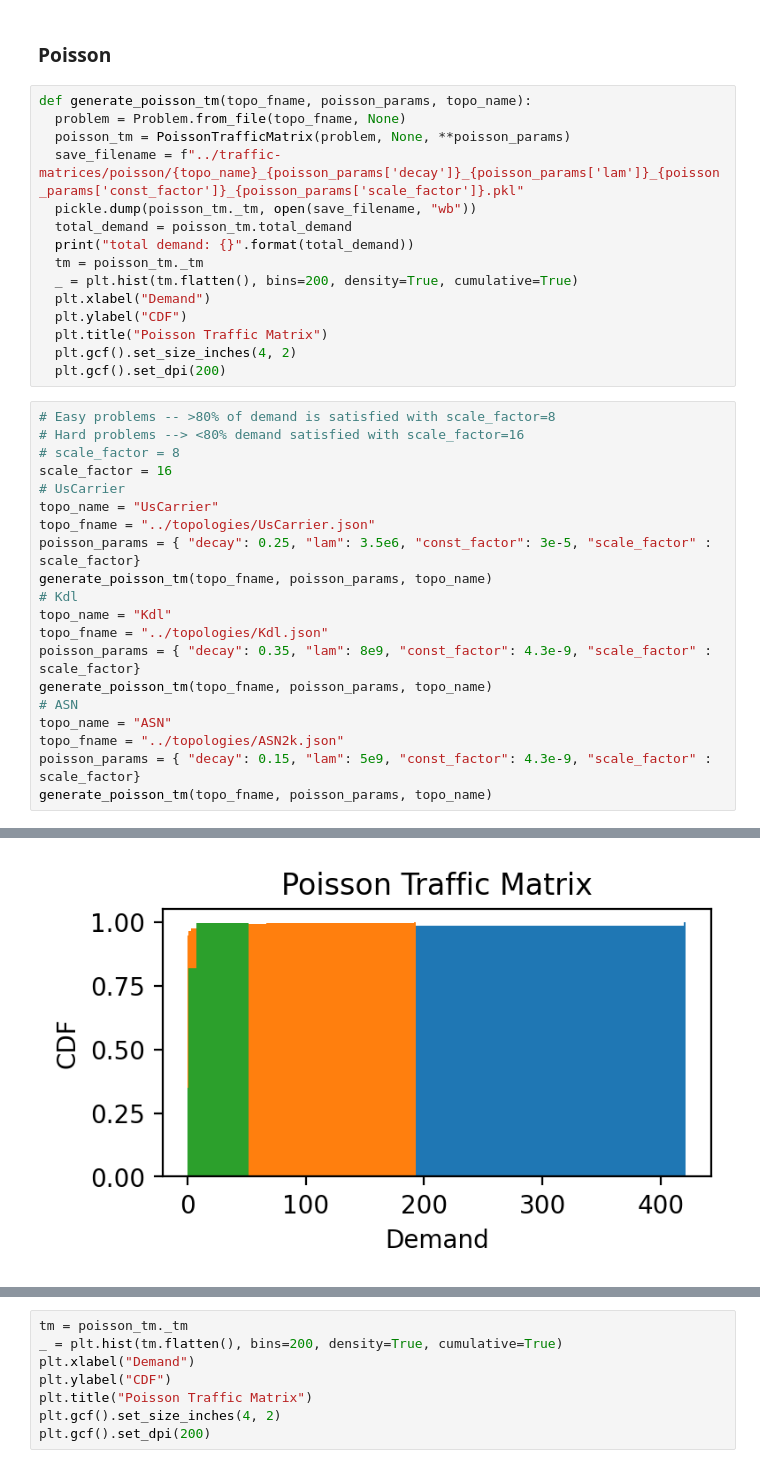
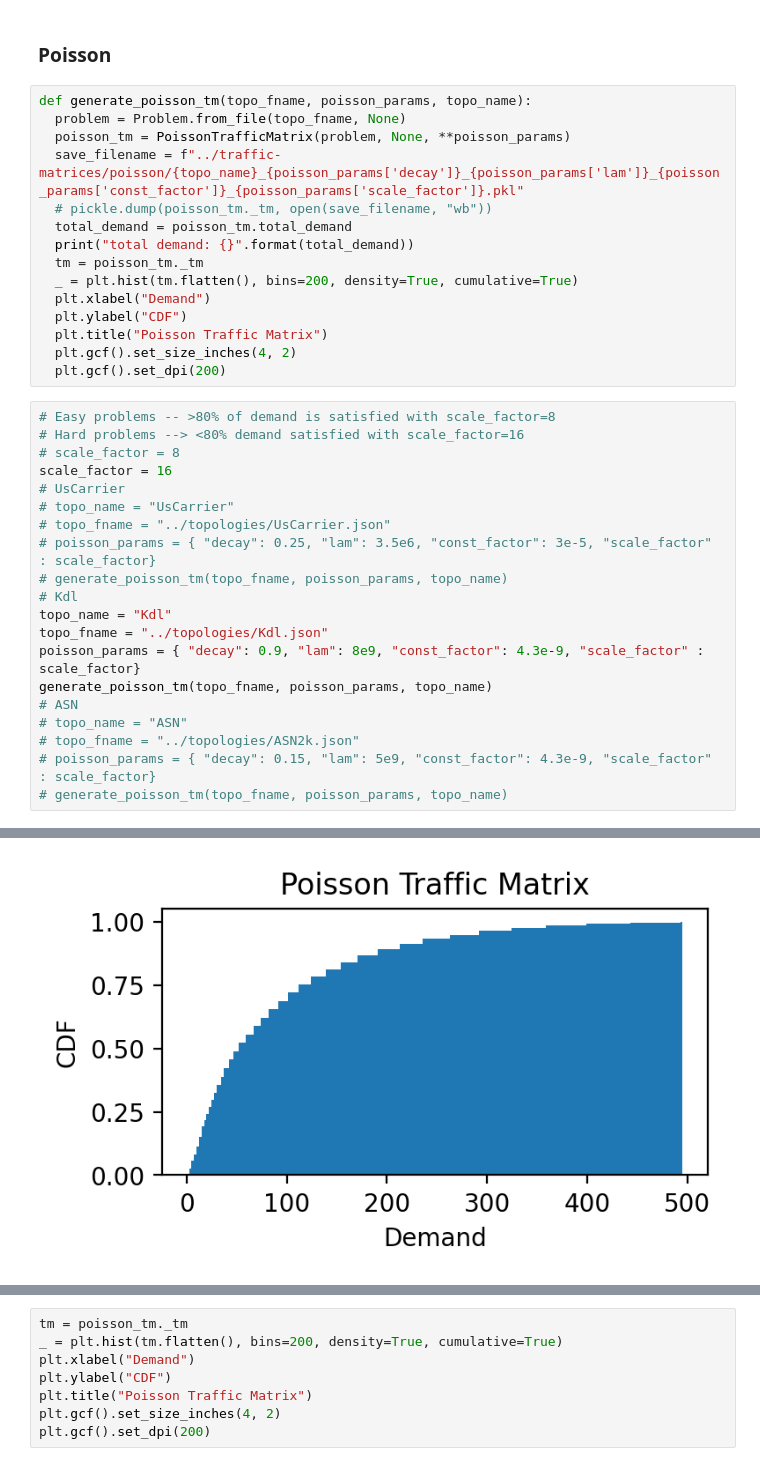
Before and after one commit to suhasjs/pop-ncflow-lptop, a Jupyter notebook: changing_problem.ipynb, the cells around one changed output, grey strips where cells are left out. Cells and saved outputs as stored; diff of their text form.

```diff
--- a/changing_problem.ipynb
+++ b/changing_problem.ipynb
@@ -192,7 +192,7 @@ def generate_poisson_tm(topo_fname, poisson_params, topo_name):
   problem = Problem.from_file(topo_fname, None)
   poisson_tm = PoissonTrafficMatrix(problem, None, **poisson_params)
   save_filename = f"../traffic-matrices/poisson/{topo_name}_{poisson_params['decay']}_{poisson_params['lam']}_{poisson_params['const_factor']}_{poisson_params['scale_factor']}.pkl"
-  pickle.dump(poisson_tm._tm, open(save_filename, "wb"))
+  # pickle.dump(poisson_tm._tm, open(save_filename, "wb"))
   total_demand = poisson_tm.total_demand
   print("total demand: {}".format(total_demand))
   tm = poisson_tm._tm
@@ -208,19 +208,19 @@ def generate_poisson_tm(topo_fname, poisson_params, topo_name):
 # scale_factor = 8
 scale_factor = 16
 # UsCarrier
-topo_name = "UsCarrier"
-topo_fname = "../topologies/UsCarrier.json"
-poisson_params = { "decay": 0.25, "lam": 3.5e6, "const_factor": 3e-5, "scale_factor" : scale_factor}
-generate_poisson_tm(topo_fname, poisson_params, topo_name)
+# topo_name = "UsCarrier"
+# topo_fname = "../topologies/UsCarrier.json"
+# poisson_params = { "decay": 0.25, "lam": 3.5e6, "const_factor": 3e-5, "scale_factor" : scale_factor}
+# generate_poisson_tm(topo_fname, poisson_params, topo_name)
 # Kdl
 topo_name = "Kdl"
 topo_fname = "../topologies/Kdl.json"
-poisson_params = { "decay": 0.35, "lam": 8e9, "const_factor": 4.3e-9, "scale_factor" : scale_factor}
+poisson_params = { "decay": 0.9, "lam": 8e9, "const_factor": 4.3e-9, "scale_factor" : scale_factor}
 generate_poisson_tm(topo_fname, poisson_params, topo_name)
 # ASN
-topo_name = "ASN"
-topo_fname = "../topologies/ASN2k.json"
-poisson_params = { "decay": 0.15, "lam": 5e9, "const_factor": 4.3e-9, "scale_factor" : scale_factor}
-generate_poisson_tm(topo_fname, poisson_params, topo_name)
+# topo_name = "ASN"
+# topo_fname = "../topologies/ASN2k.json"
+# poisson_params = { "decay": 0.15, "lam": 5e9, "const_factor": 4.3e-9, "scale_factor" : scale_factor}
+# generate_poisson_tm(topo_fname, poisson_params, topo_name)
 # %% [output]
 Invalidating commodity lists..
@@ -232 +228 @@ total demand: 6390611.0
-[figure, old version]
+[figure, new version]
```
Also changed, not shown: parts of 5 cells of this notebook, 4 other files.
